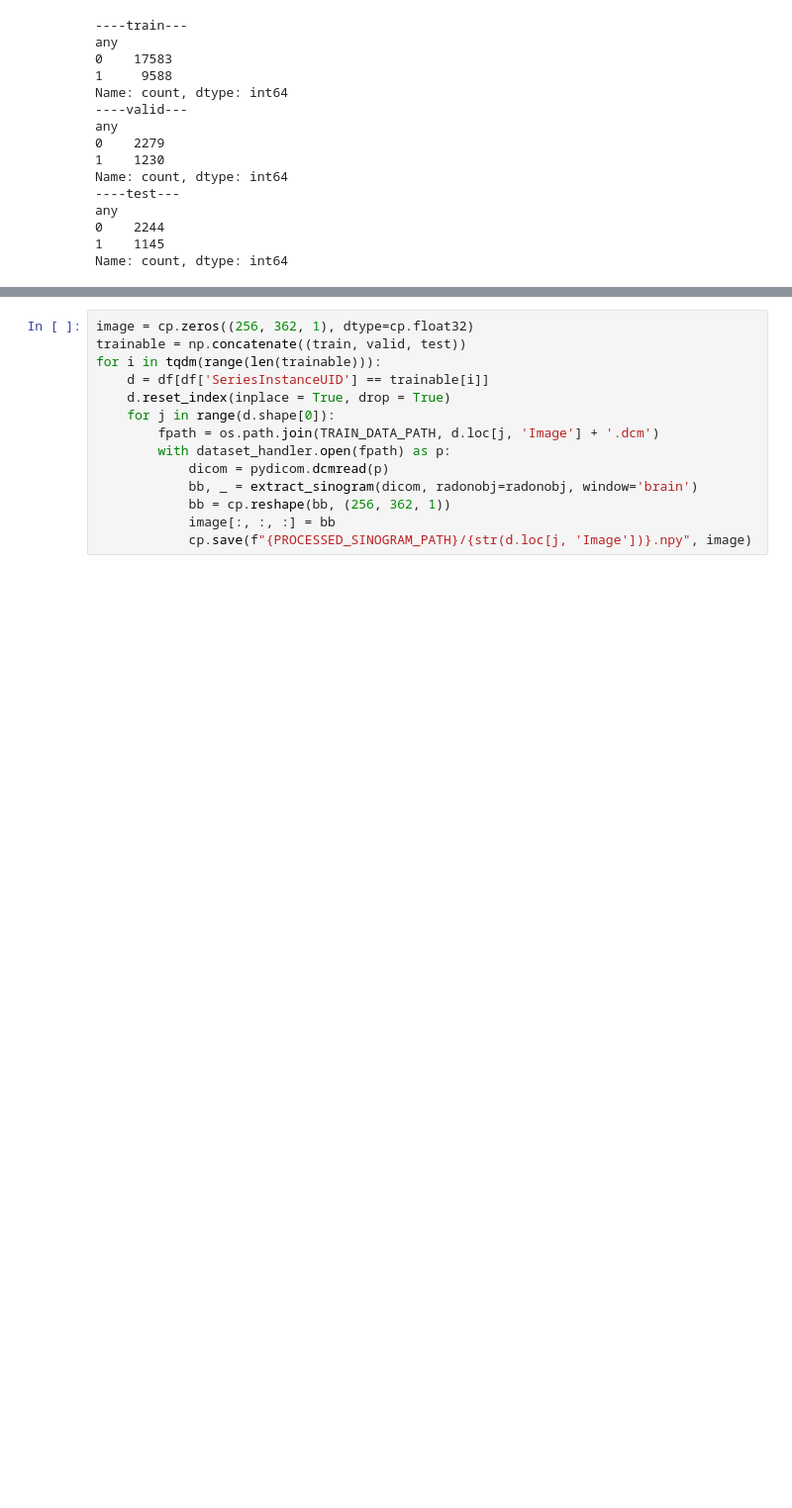
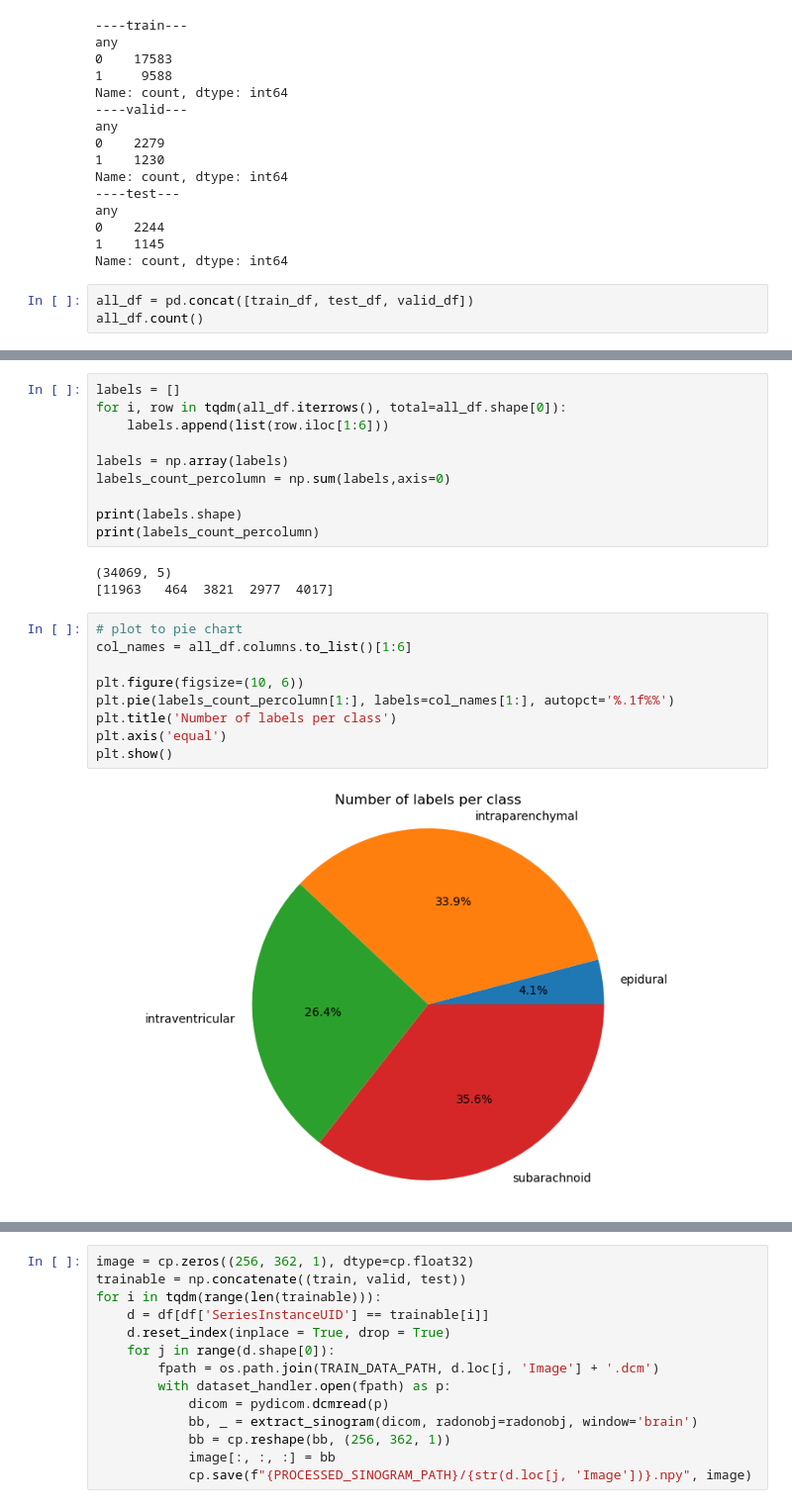
Before and after one commit to rtanx/ich-classification, a Jupyter notebook: main.ipynb, the cells around one changed output, grey strips where cells are left out. Shown at 99% size. Cells and saved outputs as stored; diff of their text form; blank space fills up the shorter version.

```diff
--- a/main.ipynb
+++ b/main.ipynb
@@ -403,3 +415,6 @@ any
 0    2244
 1    1145
 Name: count, dtype: int64
+# %%
+all_df = pd.concat([train_df, test_df, valid_df])
+all_df.count()
@@ -406,2 +452,26 @@ Name: count, dtype: int64
+# %%
+labels = []
+for i, row in tqdm(all_df.iterrows(), total=all_df.shape[0]):
+    labels.append(list(row.iloc[1:6]))
+
+labels = np.array(labels)
+labels_count_percolumn = np.sum(labels,axis=0)
+
+print(labels.shape)
+print(labels_count_percolumn)
+# %% [output]
+(34069, 5)
+[11963   464  3821  2977  4017]
+# %%
+# plot to pie chart
+col_names = all_df.columns.to_list()[1:6]
+
+plt.figure(figsize=(10, 6))
+plt.pie(labels_count_percolumn[1:], labels=col_names[1:], autopct='%.1f%%')
+plt.title('Number of labels per class')
+plt.axis('equal')
+plt.show()
+# %% [output]
+[figure, added]
 # %%
 PROCESSED_SINOGRAM_PATH=f'{ROOT_DATA_PATH}/processed/sinograms'
```
Also changed, not shown: parts of 9 cells of this notebook, 12 other files.
